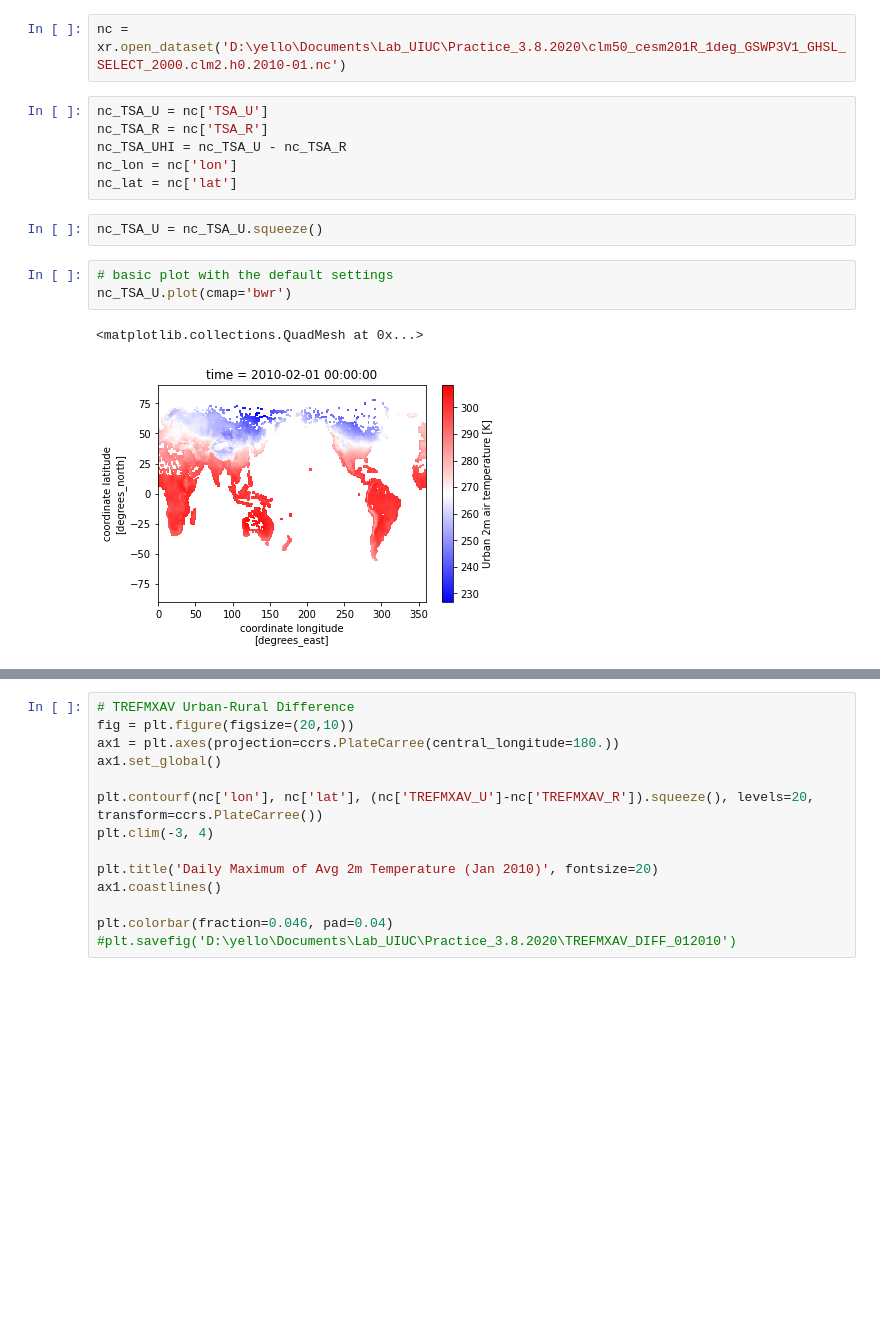
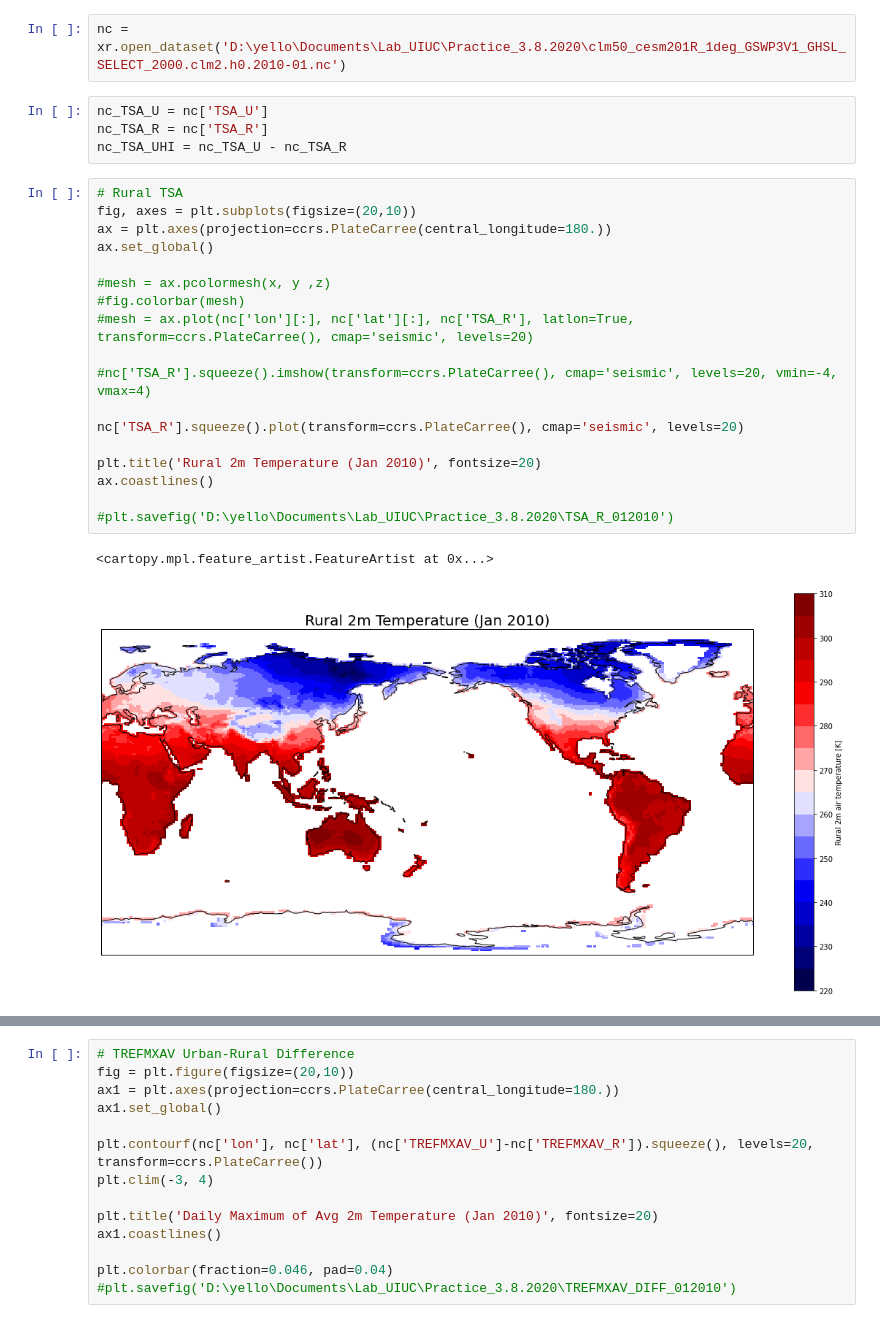
Before and after one commit to joyceee916/UHI-Plotting-Practice, a Jupyter notebook: Plotting_Practice.ipynb, the cells around one changed output, grey strips where cells are left out. Drawn from its saved outputs; the diff is of its cells as text; blank space fills up the shorter version.

```diff
--- a/Plotting_Practice.ipynb
+++ b/Plotting_Practice.ipynb
@@ -15,14 +17,25 @@ nc = xr.open_dataset('D:\yello\Documents\Lab_UIUC\Practice_3.8.2020\clm50_cesm20
 nc_TSA_U = nc['TSA_U']
 nc_TSA_R = nc['TSA_R']
 nc_TSA_UHI = nc_TSA_U - nc_TSA_R
-nc_lon = nc['lon']
-nc_lat = nc['lat']
-# %%
-nc_TSA_U = nc_TSA_U.squeeze()
-# %%
-# basic plot with the default settings
-nc_TSA_U.plot(cmap='bwr')
-# %% [output]
-<matplotlib.collections.QuadMesh at 0x...>
-[figure, removed]
+# %%
+# Rural TSA
+fig, axes = plt.subplots(figsize=(20,10))
+ax = plt.axes(projection=ccrs.PlateCarree(central_longitude=180.))
+ax.set_global()
+
+#mesh = ax.pcolormesh(x, y ,z)
+#fig.colorbar(mesh)
+#mesh = ax.plot(nc['lon'][:], nc['lat'][:], nc['TSA_R'], latlon=True, transform=ccrs.PlateCarree(), cmap='seismic', levels=20)
+
+#nc['TSA_R'].squeeze().imshow(transform=ccrs.PlateCarree(), cmap='seismic', levels=20, vmin=-4, vmax=4)
+
+nc['TSA_R'].squeeze().plot(transform=ccrs.PlateCarree(), cmap='seismic', levels=20)
+
+plt.title('Rural 2m Temperature (Jan 2010)', fontsize=20)
+ax.coastlines()
+
+#plt.savefig('D:\yello\Documents\Lab_UIUC\Practice_3.8.2020\TSA_R_012010')
+# %% [output]
+<cartopy.mpl.feature_artist.FeatureArtist at 0x...>
+[figure, added]
 # %%
```
Also changed, not shown: parts of 3 cells of this notebook, 1 other file.
